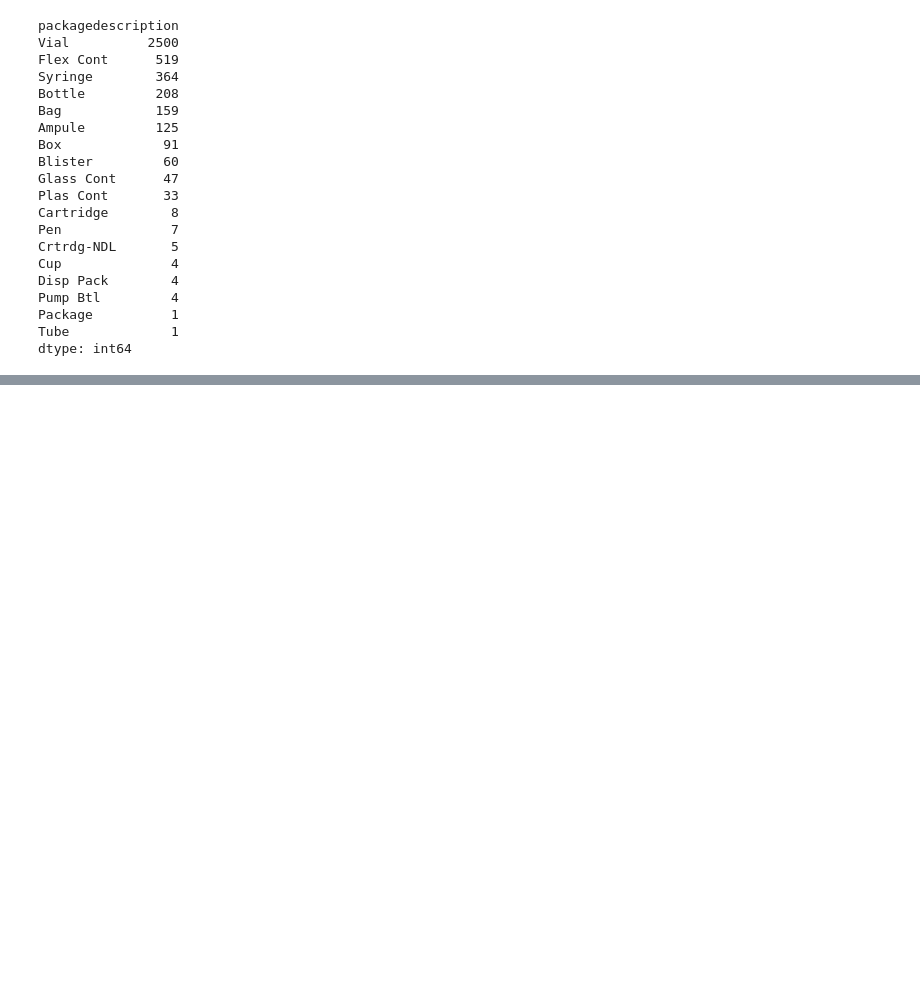
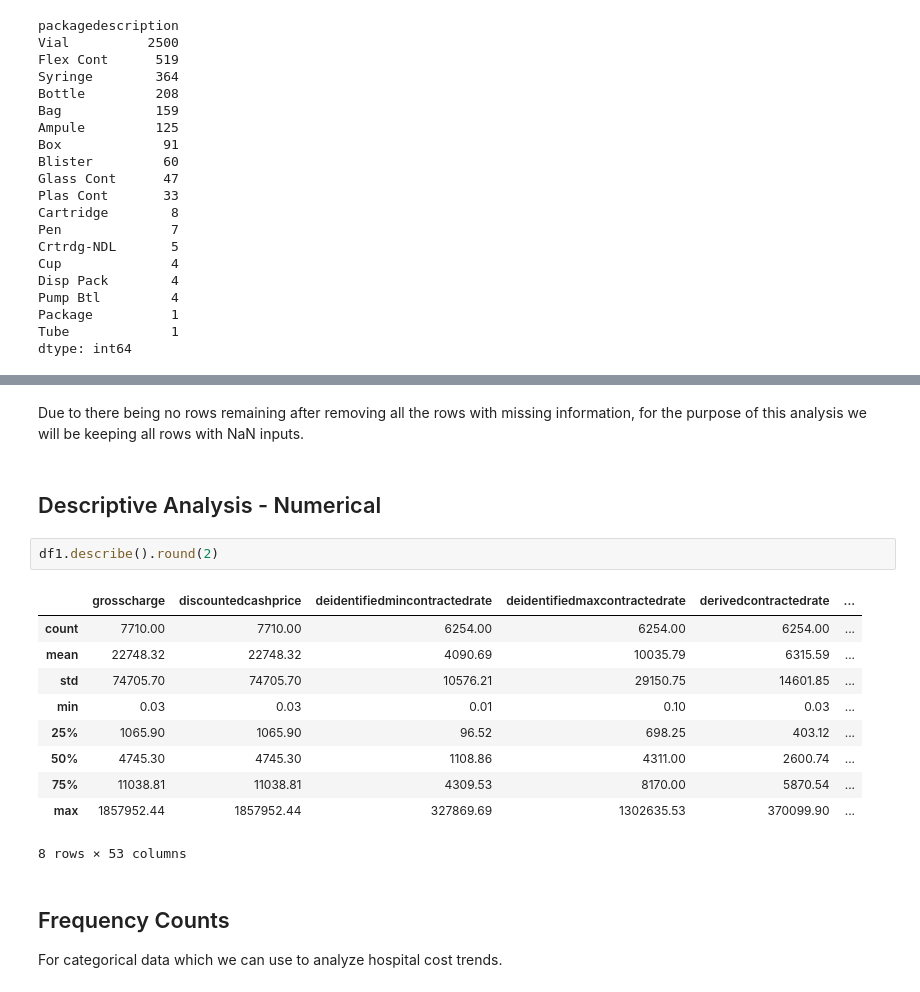
Before and after one commit to ktdutta/sqlite_database_operations, a Jupyter notebook: sqlite_database_operations.ipynb, the cells around one changed output, grey strips where cells are left out. Drawn from its saved outputs; the diff is of its cells as text; blank space fills up the shorter version.

```diff
--- a/sqlite_database_operations.ipynb
+++ b/sqlite_database_operations.ipynb
@@ -168,0 +305,21 @@ dtype: int64
+# %% [markdown]
+Due to there being no rows remaining after removing all the rows with missing information, for the purpose of this analysis we will be keeping all rows with NaN inputs.
+# %% [markdown]
+## Descriptive Analysis - Numerical
+# %%
+df1.describe().round(2)
+# %% [output]
+|  | grosscharge | discountedcashprice | deidentifiedmincontractedrate | deidentifiedmaxcontractedrate | derivedcontractedrate | ... |
+| count | 7710.00 | 7710.00 | 6254.00 | 6254.00 | 6254.00 | ... |
+| mean | 22748.32 | 22748.32 | 4090.69 | 10035.79 | 6315.59 | ... |
+| std | 74705.70 | 74705.70 | 10576.21 | 29150.75 | 14601.85 | ... |
+| min | 0.03 | 0.03 | 0.01 | 0.10 | 0.03 | ... |
+| 25% | 1065.90 | 1065.90 | 96.52 | 698.25 | 403.12 | ... |
+| 50% | 4745.30 | 4745.30 | 1108.86 | 4311.00 | 2600.74 | ... |
+| 75% | 11038.81 | 11038.81 | 4309.53 | 8170.00 | 5870.54 | ... |
+| max | 1857952.44 | 1857952.44 | 327869.69 | 1302635.53 | 370099.90 | ... |
+8 rows × 53 columns
+# %% [markdown]
+## Frequency Counts
+
+For categorical data which we can use to analyze hospital cost trends.
```
Also changed, not shown: parts of 14 cells of this notebook.
